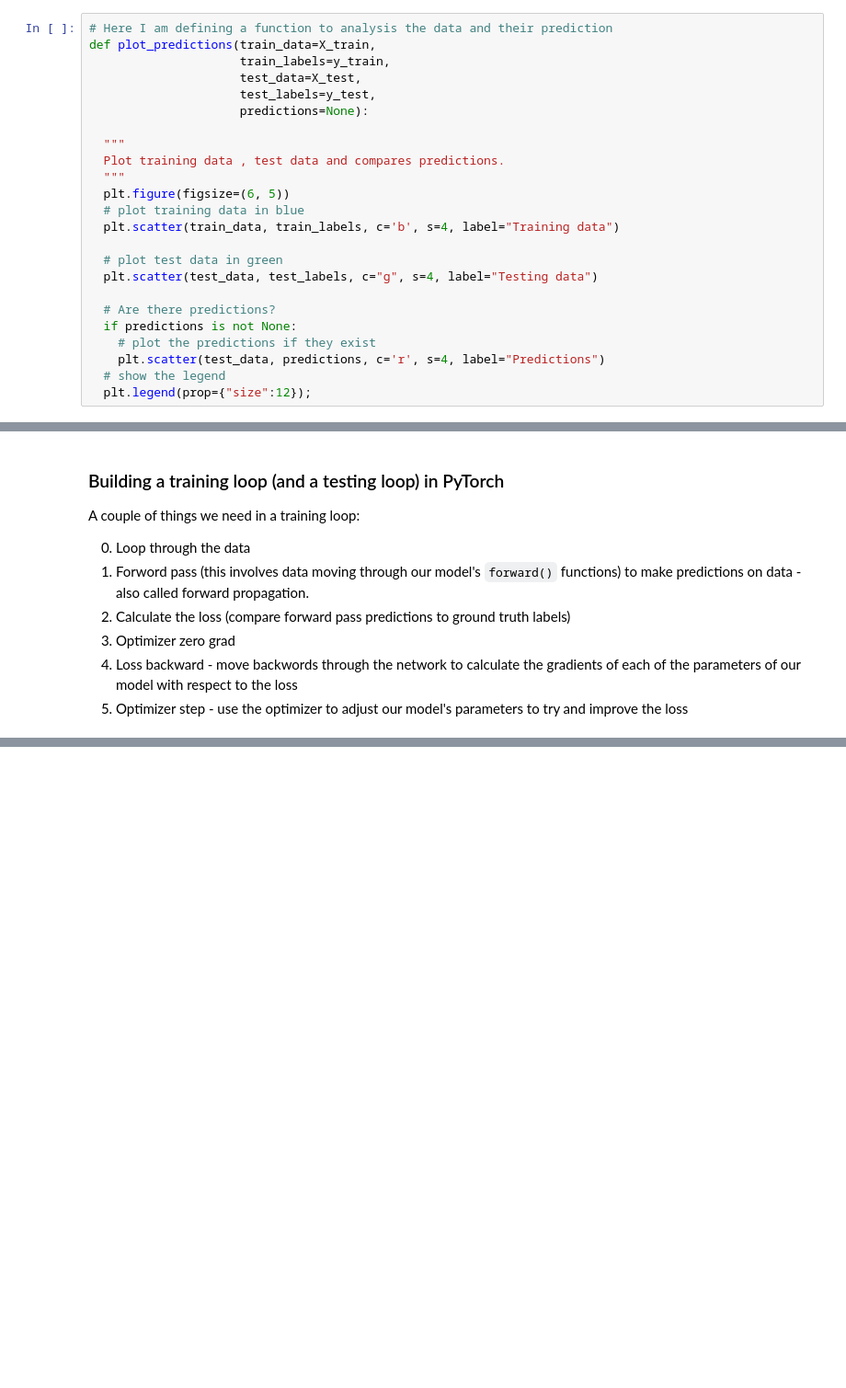
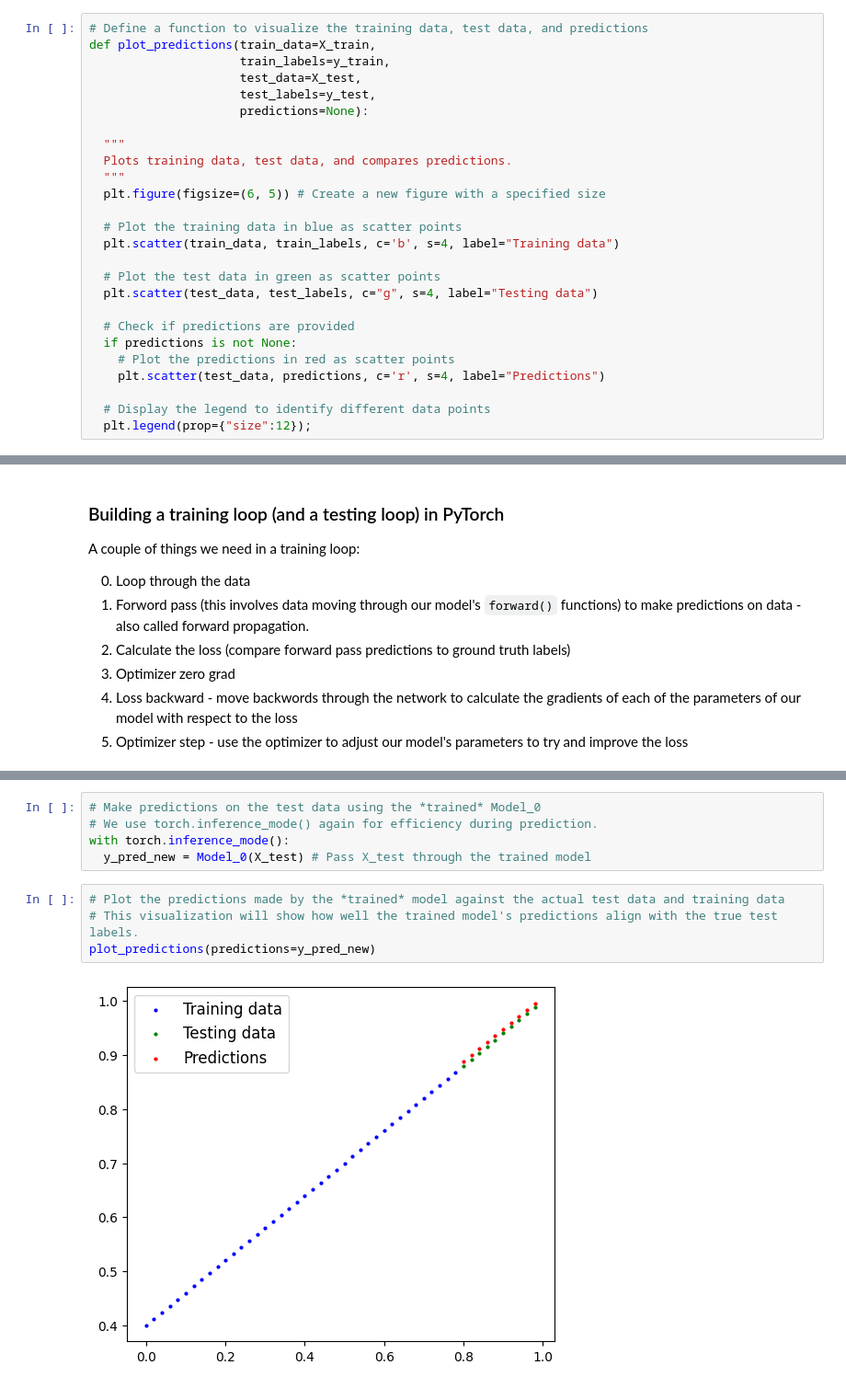
Before and after one commit to raja-kumar-jha/pytorch-deep-learning-journey, a Jupyter notebook: notebooks/01_pytorch_workflow.ipynb, the cells around one changed output, grey strips where cells are left out. Shown at 92% size. Cells and saved outputs as stored; diff of their text form; blank space fills up the shorter version.

```diff
--- a/notebooks/01_pytorch_workflow.ipynb
+++ b/notebooks/01_pytorch_workflow.ipynb
@@ -96,7 +104,7 @@ len(X_train), len(y_train), len(X_test), len(y_test) # Here we can see how many
 # %% [output]
 (40, 40, 10, 10)
 # %%
-# Here I am defining a function to analysis the data and their prediction
+# Define a function to visualize the training data, test data, and predictions
 def plot_predictions(train_data=X_train,
                      train_labels=y_train,
                      test_data=X_test,
@@ -104,18 +112,20 @@ def plot_predictions(train_data=X_train,
                      predictions=None):
 
   """
-  Plot training data , test data and compares predictions.
+  Plots training data, test data, and compares predictions.
   """
-  plt.figure(figsize=(6, 5))
-  # plot training data in blue
+  plt.figure(figsize=(6, 5)) # Create a new figure with a specified size
+
+  # Plot the training data in blue as scatter points
   plt.scatter(train_data, train_labels, c='b', s=4, label="Training data")
 
-  # plot test data in green
+  # Plot the test data in green as scatter points
   plt.scatter(test_data, test_labels, c="g", s=4, label="Testing data")
 
-  # Are there predictions?
+  # Check if predictions are provided
   if predictions is not None:
-    # plot the predictions if they exist
+    # Plot the predictions in red as scatter points
     plt.scatter(test_data, predictions, c='r', s=4, label="Predictions")
-  # show the legend
+
+  # Display the legend to identify different data points
   plt.legend(prop={"size":12});
@@ -307,0 +396,11 @@ weight, bias
+# %%
+# Make predictions on the test data using the *trained* Model_0
+# We use torch.inference_mode() again for efficiency during prediction.
+with torch.inference_mode():
+  y_pred_new = Model_0(X_test) # Pass X_test through the trained model
+# %%
+# Plot the predictions made by the *trained* model against the actual test data and training data
+# This visualization will show how well the trained model's predictions align with the true test labels.
+plot_predictions(predictions=y_pred_new)
+# %% [output]
+[figure, added]
```
Also changed, not shown: parts of 26 cells of this notebook.
